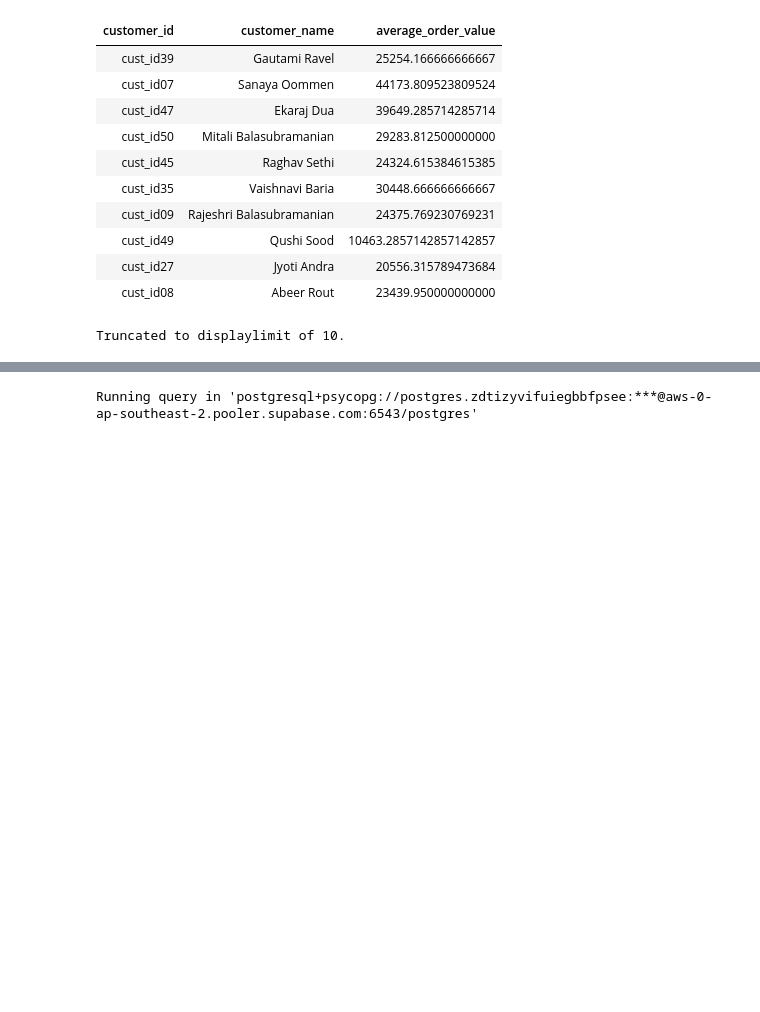
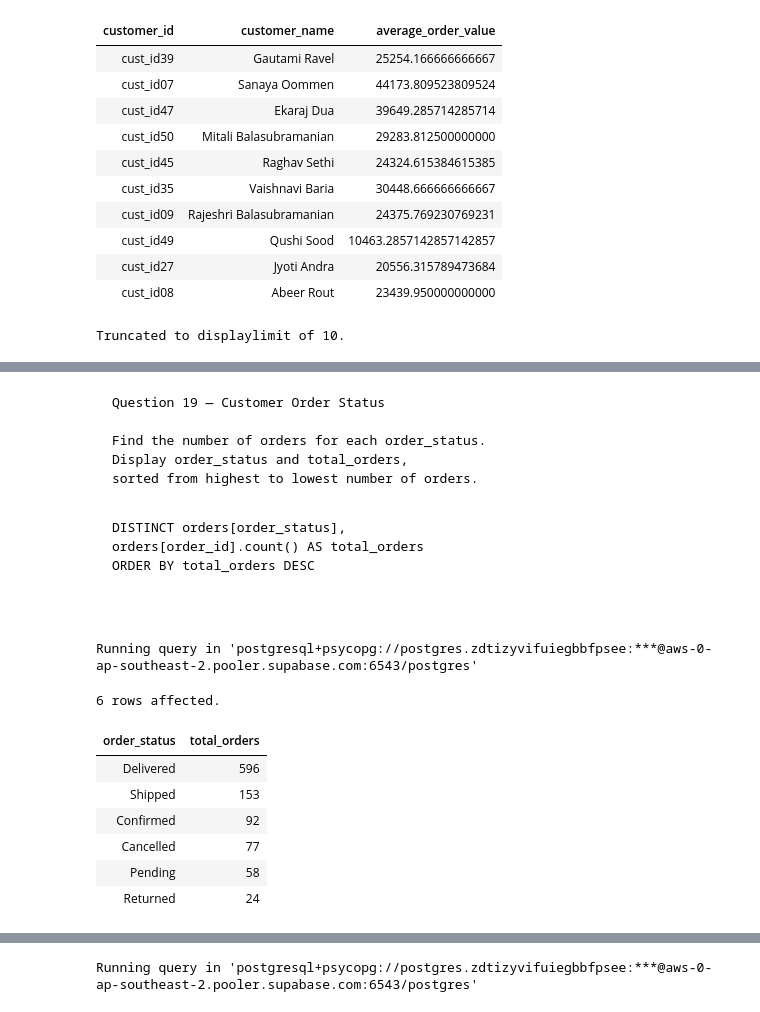
Before and after one commit to umesh-creates/sql_pandas_exercise_and_notes, a Jupyter notebook: retail_analysis exercise/retail_analysis.ipynb, the cells around one changed output, grey strips where cells are left out. Saved outputs shown, nothing was run; the diff lists cells and outputs as text; code cells hidden in the pictures; blank space fills up the shorter version.

Commit message:
20 questions completed

```diff
--- a/retail_analysis exercise/retail_analysis.ipynb
+++ b/retail_analysis exercise/retail_analysis.ipynb
@@ -615,0 +682,28 @@ Truncated to displaylimit of 10.
+# %% [markdown]
+<pre>Question 19 — Customer Order Status
+
+Find the number of orders for each order_status.
+Display order_status and total_orders,
+sorted from highest to lowest number of orders.</pre>
+# %% [markdown]
+<pre>
+DISTINCT orders[order_status],
+orders[order_id].count() AS total_orders
+ORDER BY total_orders DESC
+<pre>
+# %%
+%%sql
+SELECT order_status, COUNT(order_id) AS total_orders
+FROM retail_analysis.orders
+GROUP BY order_status
+ORDER BY total_orders DESC;
+# %% [output]
+Running query in 'postgresql+psycopg://postgres.zdtizyvifuiegbbfpsee:***@aws-0-ap-southeast-2.pooler.supabase.com:6543/postgres'
+6 rows affected.
+| order_status | total_orders |
+| Delivered | 596 |
+| Shipped | 153 |
+| Confirmed | 92 |
+| Cancelled | 77 |
+| Pending | 58 |
+| Returned | 24 |
```
Also changed, not shown: parts of 11 cells of this notebook.
